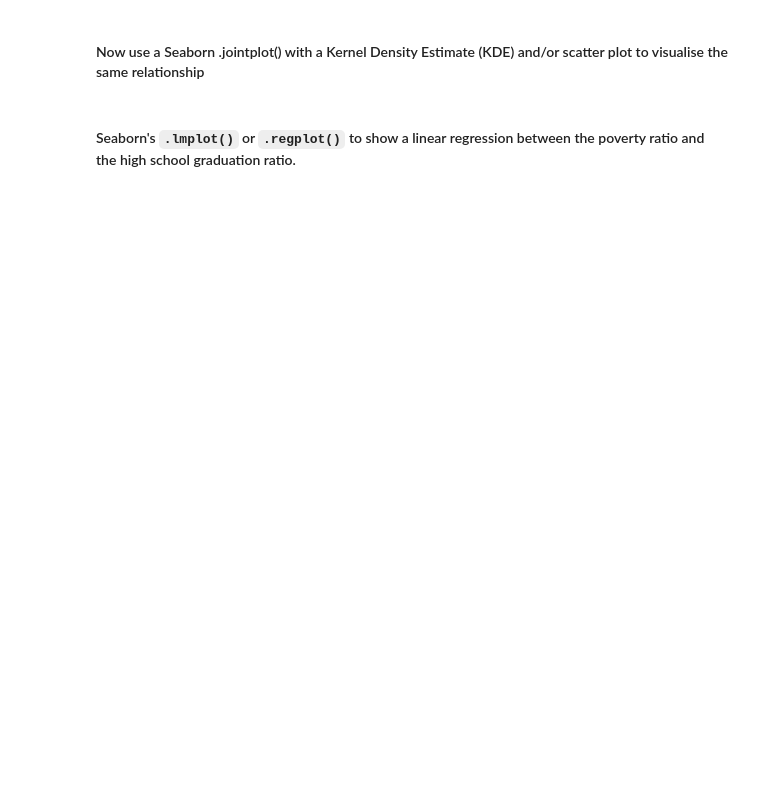
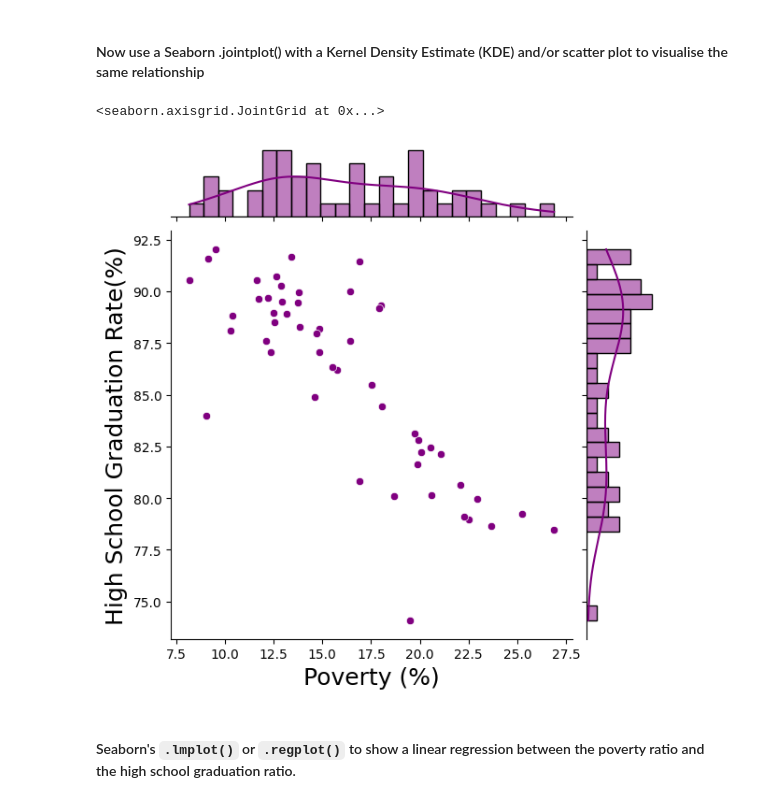
Before and after one commit to chgwyellow/Death-involving-Police-in-the-USA, a Jupyter notebook: Fatal_Force.ipynb, the cells around one changed output. Drawn from its saved outputs; the diff is of its cells as text; code cells hidden in the pictures; blank space fills up the shorter version.

```diff
--- a/Fatal_Force.ipynb
+++ b/Fatal_Force.ipynb
@@ -190,4 +240,18 @@ fig.show()
 # %% [markdown]
 #### Now use a Seaborn .jointplot() with a Kernel Density Estimate (KDE) and/or scatter plot to visualise the same relationship
+# %%
+sb = sns.jointplot(
+    data=df_poverty_graduation,
+    x="poverty_rate",
+    y="percent_completed_hs",
+    color="purple",
+    kind="scatter",
+    marginal_kws=dict(bins=25, fill=True, kde=True) # dict=dictionary
+)
+
+sb.set_axis_labels("Poverty (%)", "High School Graduation Rate(%)", fontsize=18)
+# %% [output]
+<seaborn.axisgrid.JointGrid at 0x...>
+[figure, added]
 # %% [markdown]
 #### Seaborn's `.lmplot()` or `.regplot()` to show a linear regression between the poverty ratio and the high school graduation ratio.
```
Also changed, not shown: parts of 4 cells of this notebook.
